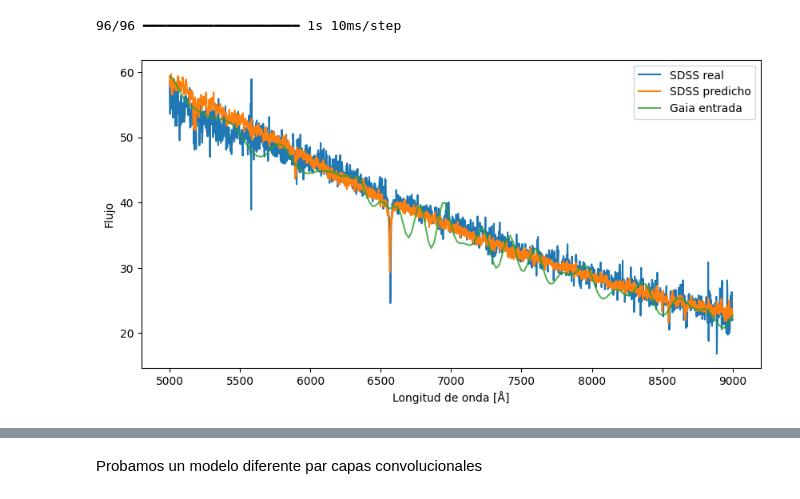
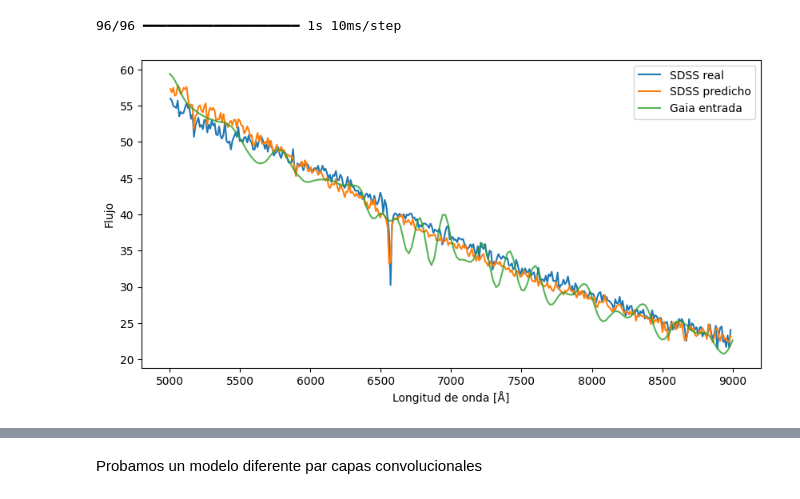
Before and after one commit to javier-cacho-master-ai/trabajo-fin-master, a Jupyter notebook: solution/model-training.ipynb, the cells around one changed output, grey strips where cells are left out. Saved outputs shown, nothing was run; the diff lists cells and outputs as text; code cells hidden in the pictures.

Commit message:
binned data with factor 7

```diff
--- a/solution/model-training.ipynb
+++ b/solution/model-training.ipynb
@@ -123,3 +95,26 @@ y_model = y_model[valid]
 # %% [output]
 Antes: 15598
 Después: 15286
+# %%
+
+def group_bines(wavelength, flux, factor = 4):
+    n_points_original = flux.shape[1]
+
+    # Definimos la cantidad de puntos a usar como un múltiple del factor (número de bines a agrupar)
+    n_points_group = (n_points_original // factor) * factor
+
+    wavelength = wavelength[:n_points_group]
+    flux = flux[:, : n_points_group]
+
+    grouped_wavelength = wavelength.reshape(-1, factor).mean(axis=1)
+    grouped_flux = flux.reshape(flux.shape[0], -1, factor).mean(axis=2)
+
+    return grouped_wavelength, grouped_flux
+
+
+sdss_wavelength_binned, y_binned = group_bines(
+    sdss_wavelength,
+    y_model,
+    factor=7
+)
+y_model = y_binned
@@ -257,21 +256,21 @@ y_pred = y_pred_norm * y_std + y_mean
 # %%
 import matplotlib.pyplot as plt
 
 i = 14
 
 gaia_wavelength_ams = gaia_wavelength * 10
 gaia_in_sdss_units = X_test[i] / 1e-19
 
 plt.figure(figsize=(10, 5))
-plt.plot(sdss_wavelength, y_test[i], label="SDSS real")
-plt.plot(sdss_wavelength, y_pred[i], label="SDSS predicho")
+plt.plot(sdss_wavelength_binned, y_test[i], label="SDSS real")
+plt.plot(sdss_wavelength_binned, y_pred[i], label="SDSS predicho")
 plt.plot(gaia_wavelength_ams, gaia_in_sdss_units, label="Gaia entrada", alpha=0.8)
 plt.xlabel("Longitud de onda [Å]")
 plt.ylabel("Flujo")
 plt.legend()
 plt.show()
 # %% [output]
-[figure, old version]
+[figure, new version]
 # %%
 test_loss, test_mae, test_mse = model.evaluate(
     X_test_norm,
```
Also changed, not shown: parts of 15 cells of this notebook.
